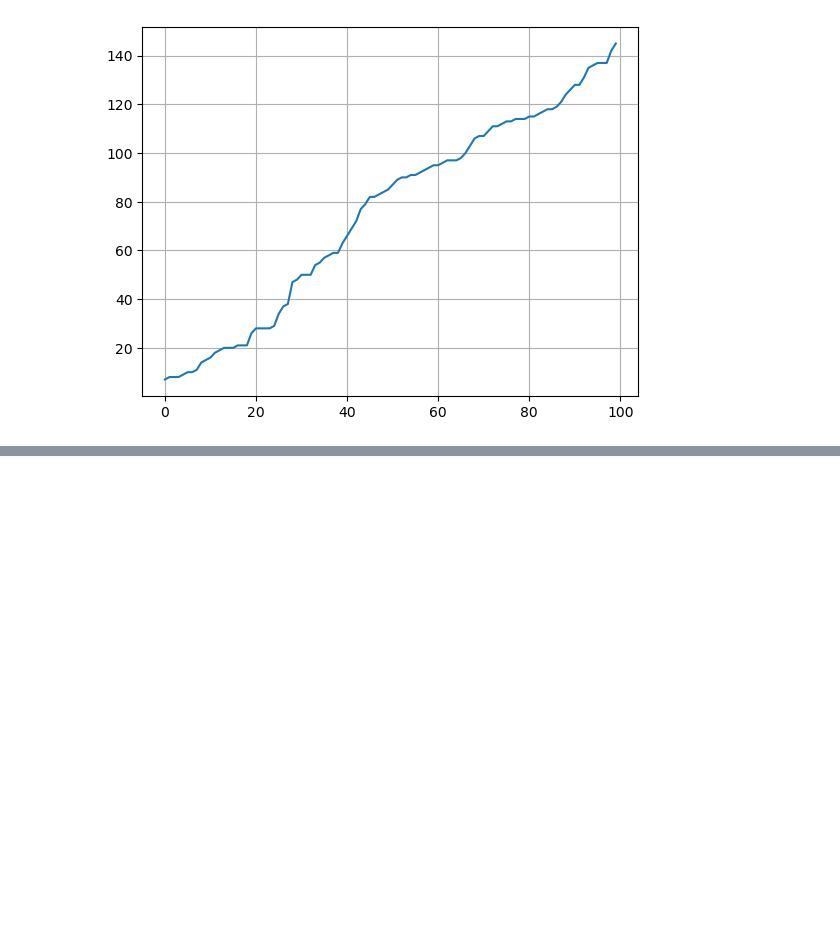
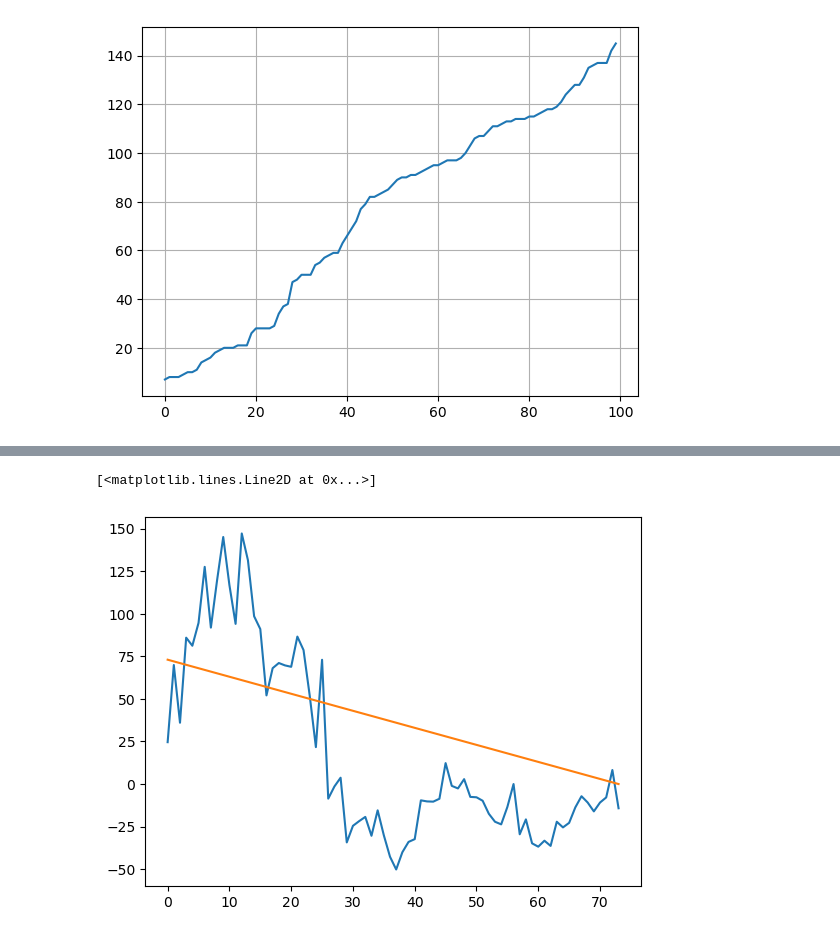
Before and after one commit to RangerCoF/CMPSS_RUL, a Jupyter notebook: main.ipynb, the cells around one changed output, grey strips where cells are left out. Drawn from its saved outputs; the diff is of its cells as text; code cells hidden in the pictures; blank space fills up the shorter version.

```diff
--- a/main.ipynb
+++ b/main.ipynb
@@ -89,6 +97,6 @@ for i in range(1, 101):
     test_no += test_no_unit
     test_label += list(y_unit)
 
-test_X = np.array(test_X)
-test_no = np.array(test_no)
-test_label = np.array(test_label)
+test_X = torch.tensor(np.array(test_X), dtype=torch.float32)
+test_label = torch.tensor(np.array(test_label), dtype=torch.float32)
+test_no = torch.tensor(np.array(test_no), dtype=torch.int32)
@@ -125,0 +177,8 @@ RUL is smaller than window
+# %%
+model.eval()
+pred = model(test_X[test_no==50]).detach().numpy()
+plt.plot(pred)
+plt.plot(test_label[test_no==50])
+# %% [output]
+[<matplotlib.lines.Line2D at 0x...>]
+[figure, added]
```
Also changed, not shown: parts of 11 cells of this notebook.
